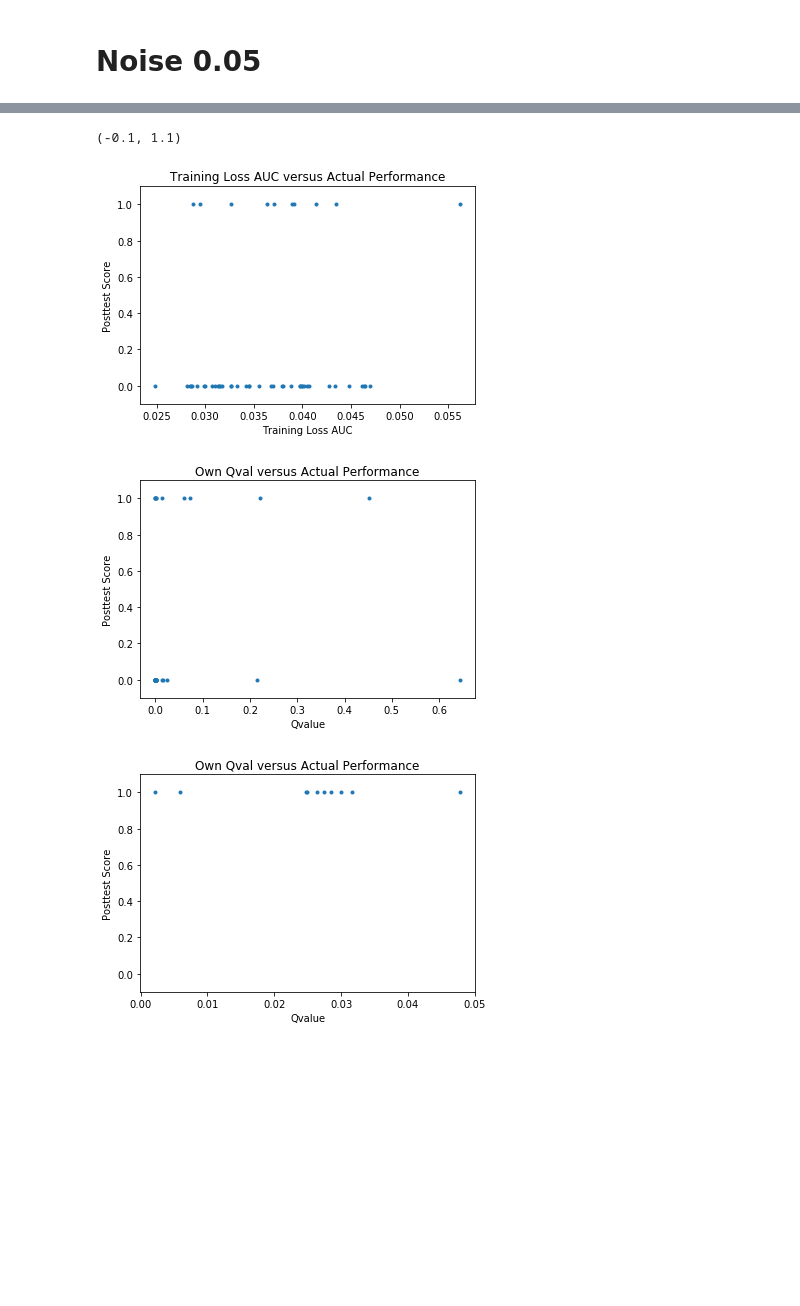
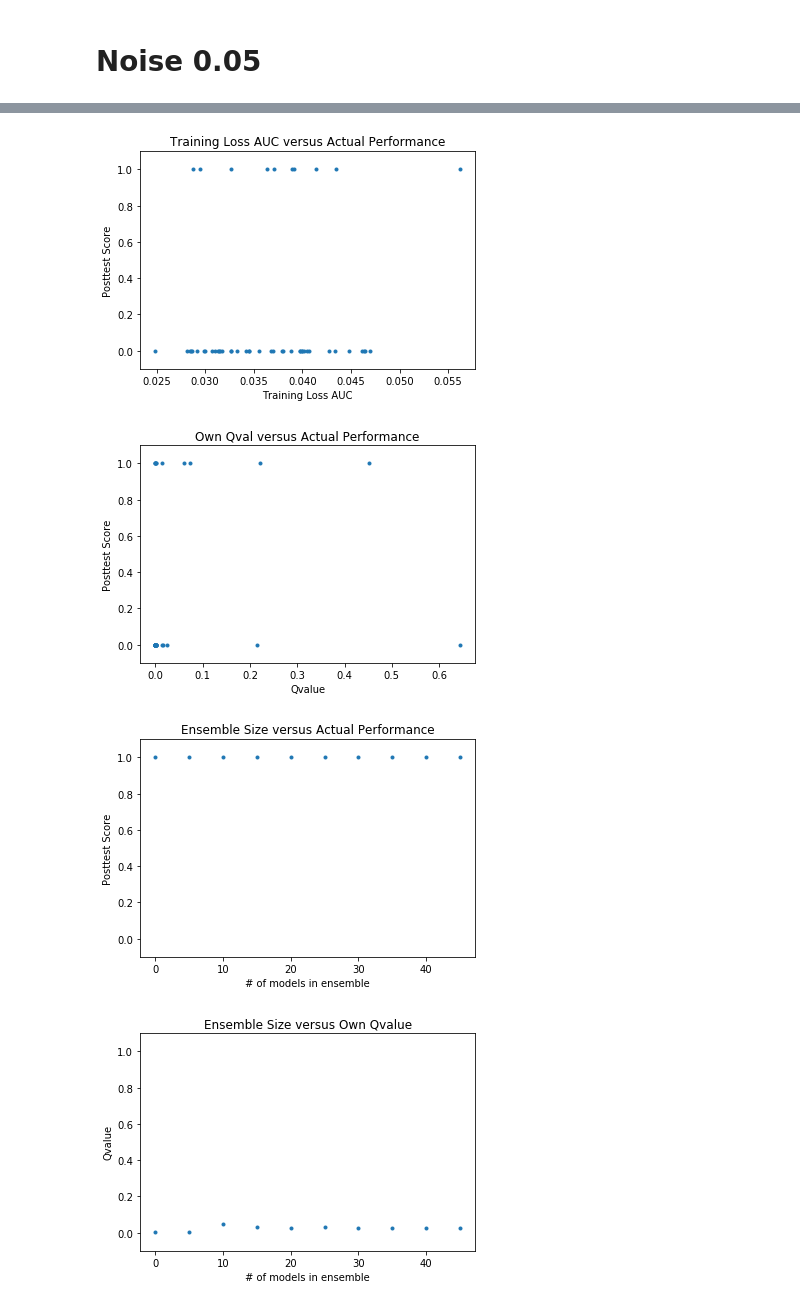
Before and after one commit to lisa-1010/smart-tutor, a Jupyter notebook: code/student2aw4l5.ipynb, the cells around one changed output, grey strips where cells are left out. Cells and saved outputs as stored; diff of their text form; code cells hidden in the pictures; blank space fills up the shorter version.

```diff
--- a/code/student2aw4l5.ipynb
+++ b/code/student2aw4l5.ipynb
@@ -47,3 +47,21 @@ def graph_qval_score(qval, scores):
     xlabel('Qvalue')
     ylabel('Posttest Score')
     plot(xs,ys,'.')
+
+def graph_ensemble(fsen_sq, fsen_sim_sq):
+    figure()
+    title('Ensemble Size versus Actual Performance')
+    xs = np.array(list(six.moves.range(len(fsen_sq))))*5
+    ys = fsen_sim_sq
+    xlabel('# of models in ensemble')
+    ylabel('Posttest Score')
+    plot(xs, ys, '.')
+    ylim(-0.1,1.1)
+    figure()
+    title('Ensemble Size versus Own Qvalue')
+    xs = np.array(list(six.moves.range(len(fsen_sq))))*5
+    ys = fsen_sq
+    xlabel('# of models in ensemble')
+    ylabel('Qvalue')
+    plot(xs, ys, '.')
+    ylim(-0.1,1.1)
@@ -261,37 +285,39 @@ ranked_by_fs_sq = ixs2ranks(sorted_by_fs_sq)
 sorted_by_vloss = np.argsort(vloss_auc)
 ranked_by_vloss = ixs2ranks(sorted_by_vloss)
 
 #sorted_by_qval = np.flipud(np.argsort(selfqvals))
 #ranked_by_qval = ixs2ranks(sorted_by_qval)
 
 six.print_('vloss shape {}'.format(vloss.shape))
 
 num_models = vloss_auc.shape[0]
 
 graph_trainauc_score(vloss, fs_sim_sq)
 ylim(-0.1,1.1)
 # 10/50 good policy-models
 
 
 graph_qval_score(fs_sq, fs_sim_sq)
 ylim(-0.1,1.1)
 
-graph_qval_score(fsen_sq, fsen_sim_sq)
-ylim(-0.1,1.1)
+#graph_qval_score(fsen_sq, fsen_sim_sq)
+#ylim(-0.1,1.1)
+
+graph_ensemble(fsen_sq, fsen_sim_sq)
 # %% [output]
 50
 [ 0.  0.  0.  0.  0.  0.  0.  1.  0.  0.  1.  0.  1.  0.  0.  1.  0.  0.
   0.  0.  0.  0.  0.  1.  0.  0.  0.  1.  0.  0.  0.  0.  1.  0.  0.  1.
   0.  0.  1.  0.  0.  1.  0.  0.  0.  0.  0.  0.  0.  0.]
 10
 [ 1.  1.  1.  1.  1.  1.  1.  1.  1.  1.]
 [ 0.00221919  0.00588134  0.04776489  0.03156376  0.02851355  0.03003708
   0.02489186  0.02644758  0.02472523  0.02744734]
 vloss shape (50, 46)
-(-0.1, 1.1)
 [figure]
 [figure]
-[figure, old version]
+[figure, new version]
+[figure, added]
 # %%
 for i in six.moves.range(num_models):
     ix = sorted_by_fs_sq[i]
```
Also changed, not shown: parts of 2 cells of this notebook, 4 other files.
